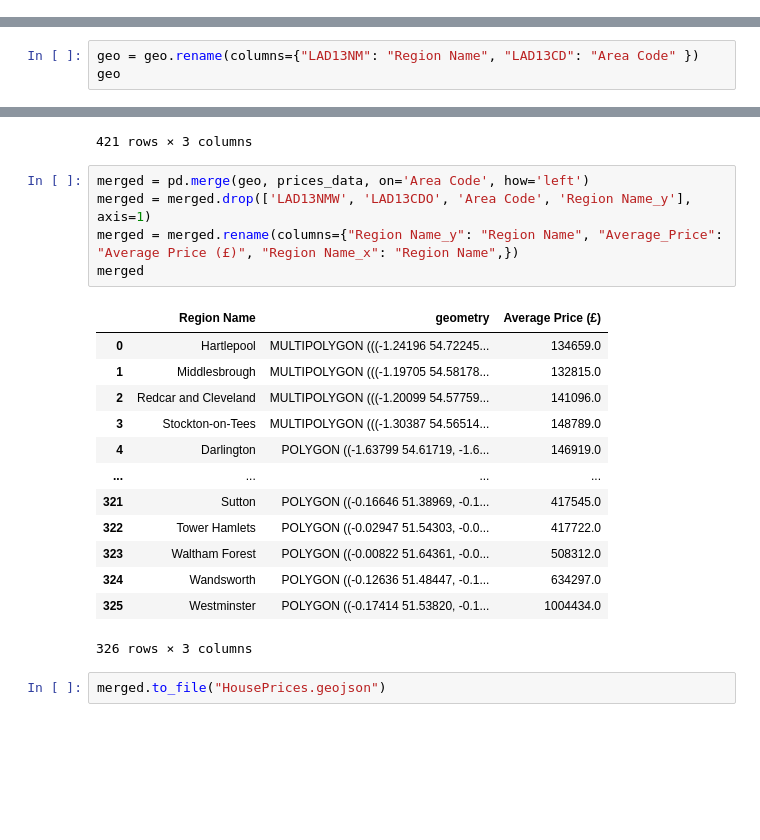
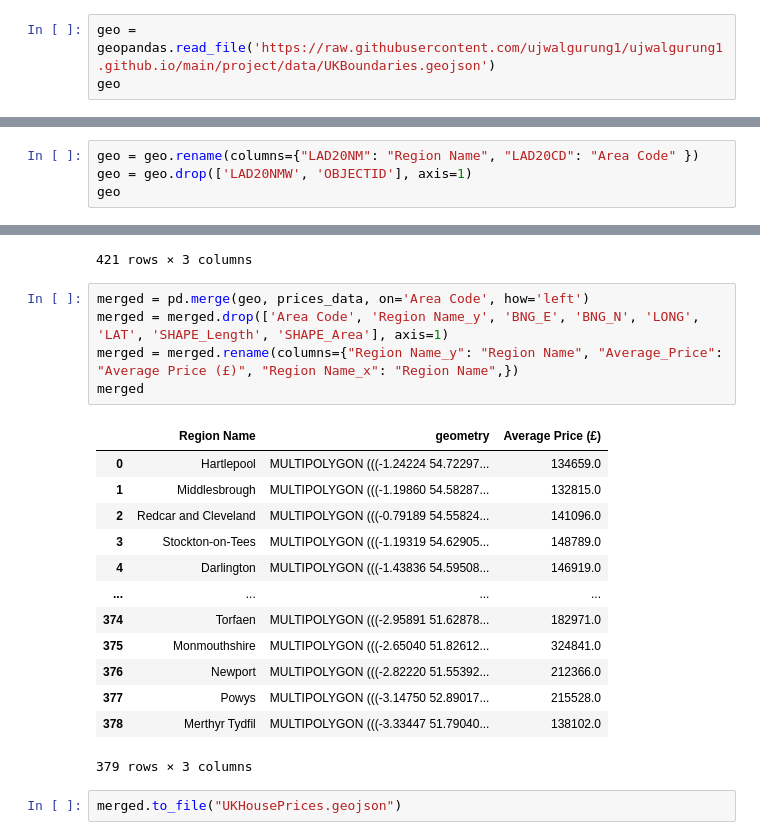
Before and after one commit to ujwalgurung1/ujwalgurung.github.io, a Jupyter notebook: project/code/Kepler.ipynb, the cells around one changed output, grey strips where cells are left out. Drawn from its saved outputs; the diff is of its cells as text; blank space fills up the shorter version.

```diff
--- a/project/code/Kepler.ipynb
+++ b/project/code/Kepler.ipynb
@@ -27,0 +26,3 @@ geo = geopandas.read_file('https://raw.githubusercontent.com/martinjc/UK-GeoJSON
+# %%
+geo = geopandas.read_file('https://raw.githubusercontent.com/ujwalgurung1/ujwalgurung1.github.io/main/project/data/UKBoundaries.geojson')
+geo
@@ -28,4 +43,5 @@ geo = geopandas.read_file('https://raw.githubusercontent.com/martinjc/UK-GeoJSON
 # %%
-geo = geo.rename(columns={"LAD13NM": "Region Name", "LAD13CD": "Area Code" })
+geo = geo.rename(columns={"LAD20NM": "Region Name", "LAD20CD": "Area Code" })
+geo = geo.drop(['LAD20NMW', 'OBJECTID'], axis=1)
 geo
 # %% [output]
@@ -68,22 +84,22 @@ prices_data
 421 rows × 3 columns
 # %%
 merged = pd.merge(geo, prices_data, on='Area Code', how='left')
-merged = merged.drop(['LAD13NMW', 'LAD13CDO', 'Area Code', 'Region Name_y'], axis=1)
+merged = merged.drop(['Area Code', 'Region Name_y', 'BNG_E', 'BNG_N', 'LONG', 'LAT', 'SHAPE_Length', 'SHAPE_Area'], axis=1)
 merged = merged.rename(columns={"Region Name_y": "Region Name", "Average_Price": "Average Price (£)", "Region Name_x": "Region Name",})
 merged
 # %% [output]
 |  | Region Name | geometry | Average Price (£) |
-| 0 | Hartlepool | MULTIPOLYGON (((-1.24196 54.72245... | 134659.0 |
-| 1 | Middlesbrough | MULTIPOLYGON (((-1.19705 54.58178... | 132815.0 |
-| 2 | Redcar and Cleveland | MULTIPOLYGON (((-1.20099 54.57759... | 141096.0 |
-| 3 | Stockton-on-Tees | MULTIPOLYGON (((-1.30387 54.56514... | 148789.0 |
-| 4 | Darlington | POLYGON ((-1.63799 54.61719, -1.6... | 146919.0 |
+| 0 | Hartlepool | MULTIPOLYGON (((-1.24224 54.72297... | 134659.0 |
+| 1 | Middlesbrough | MULTIPOLYGON (((-1.19860 54.58287... | 132815.0 |
+| 2 | Redcar and Cleveland | MULTIPOLYGON (((-0.79189 54.55824... | 141096.0 |
+| 3 | Stockton-on-Tees | MULTIPOLYGON (((-1.19319 54.62905... | 148789.0 |
+| 4 | Darlington | MULTIPOLYGON (((-1.43836 54.59508... | 146919.0 |
 | ... | ... | ... | ... |
-| 321 | Sutton | POLYGON ((-0.16646 51.38969, -0.1... | 417545.0 |
-| 322 | Tower Hamlets | POLYGON ((-0.02947 51.54303, -0.0... | 417722.0 |
-| 323 | Waltham Forest | POLYGON ((-0.00822 51.64361, -0.0... | 508312.0 |
-| 324 | Wandsworth | POLYGON ((-0.12636 51.48447, -0.1... | 634297.0 |
-| 325 | Westminster | POLYGON ((-0.17414 51.53820, -0.1... | 1004434.0 |
+| 374 | Torfaen | MULTIPOLYGON (((-2.95891 51.62878... | 182971.0 |
+| 375 | Monmouthshire | MULTIPOLYGON (((-2.65040 51.82612... | 324841.0 |
+| 376 | Newport | MULTIPOLYGON (((-2.82220 51.55392... | 212366.0 |
+| 377 | Powys | MULTIPOLYGON (((-3.14750 52.89017... | 215528.0 |
+| 378 | Merthyr Tydfil | MULTIPOLYGON (((-3.33447 51.79040... | 138102.0 |
-326 rows × 3 columns
+379 rows × 3 columns
 # %%
-merged.to_file("HousePrices.geojson")
+merged.to_file("UKHousePrices.geojson")
```
Also changed, not shown: parts of 4 cells of this notebook.
